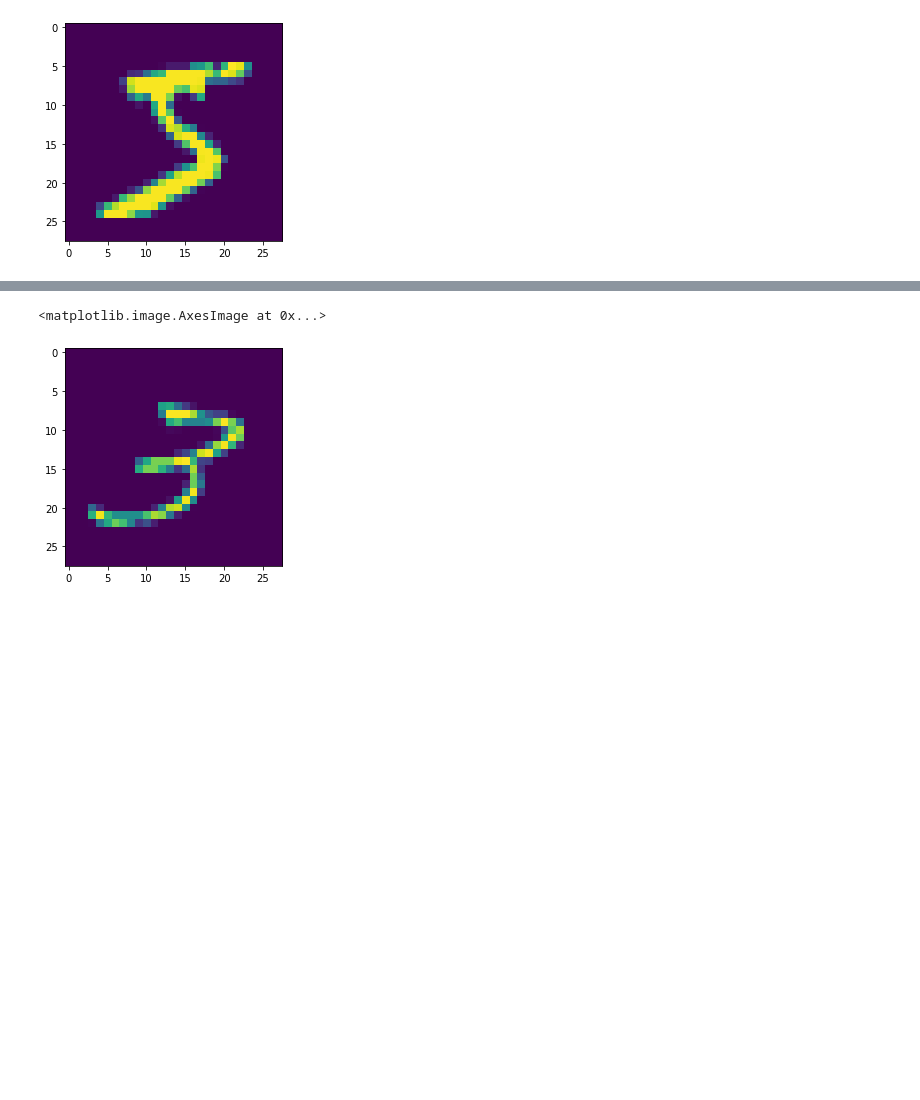
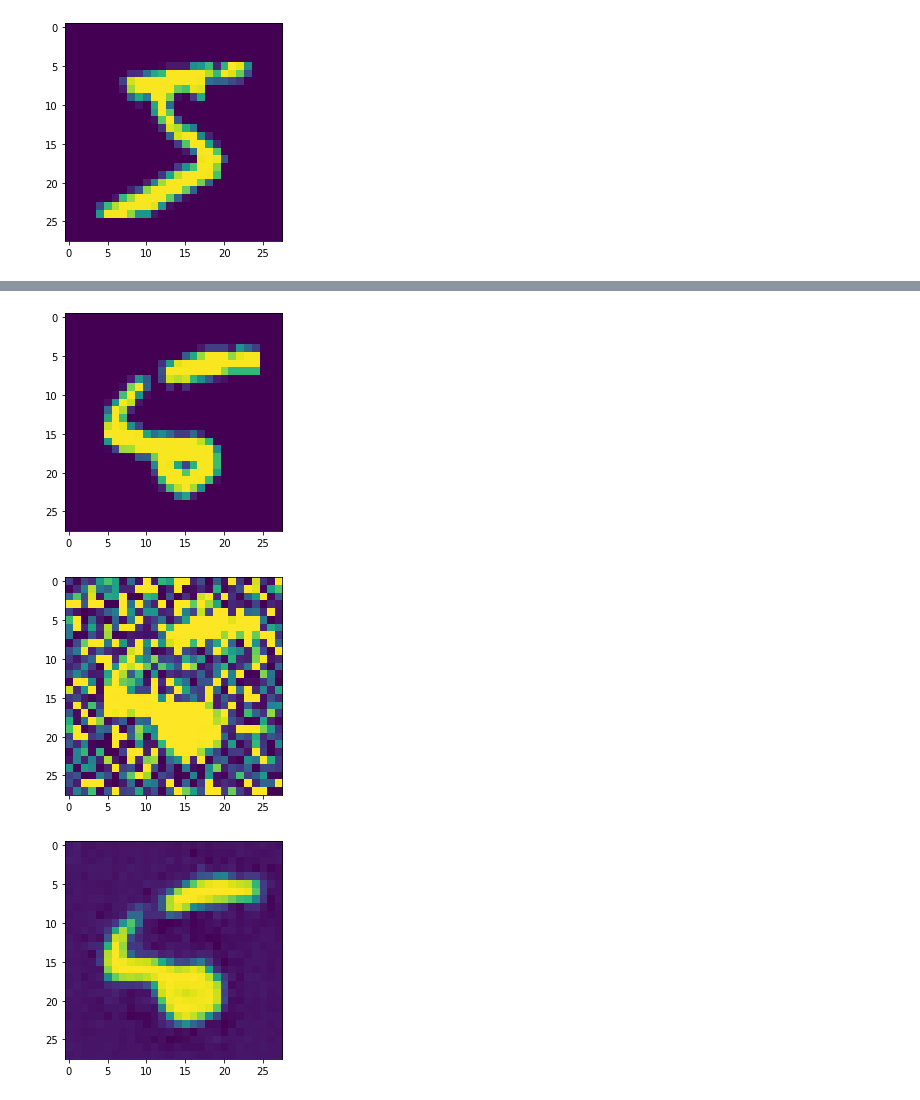
Before and after one commit to tema7707/Course-work-3, a Jupyter notebook: autoencoder_test.ipynb, the cells around one changed output, grey strips where cells are left out. Saved outputs shown, nothing was run; the diff lists cells and outputs as text; code cells hidden in the pictures; blank space fills up the shorter version.

```diff
--- a/autoencoder_test.ipynb
+++ b/autoencoder_test.ipynb
@@ -273,7 +275,8 @@ class Mnistdenoizing_dataset(torch.utils.data.Dataset):
         self.x_train = x_train[:10000]
 
     def __getitem__(self, idx):
-        return torch.tensor(self.x_train[idx]).type(torch.double), torch.tensor(self.x_train_noisy[idx]).type(torch.double)
+        return (torch.tensor(self.x_train[idx], requires_grad=True).type(torch.double),
+        torch.tensor(self.x_train_noisy[idx], requires_grad=True).type(torch.double))
 
     def __len__(self):
         return len(self.x_train)
@@ -364,5 +373,14 @@ train(model1)
+# %%
+with torch.no_grad():
+    res = model1.forward(torch.tensor(x_test_noisy[8]).unsqueeze(0))
 # %%
-plt.imshow(batch[0].detach().numpy()[0][0])
+plt.imshow(x_test[8][0])
+plt.show()
+plt.imshow(x_test_noisy[8][0])
+plt.show()
+plt.imshow(res.detach().numpy()[0][0])
+plt.show()
 # %% [output]
-<matplotlib.image.AxesImage at 0x...>
-[figure, old version]
+[figure, new version]
+[figure, added]
+[figure, added]
```
Also changed, not shown: parts of 8 cells of this notebook.
